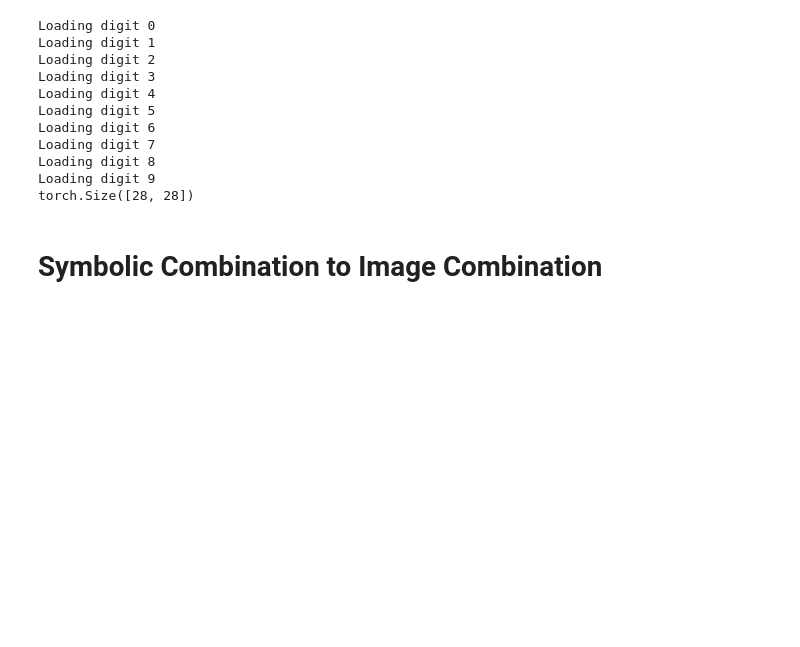
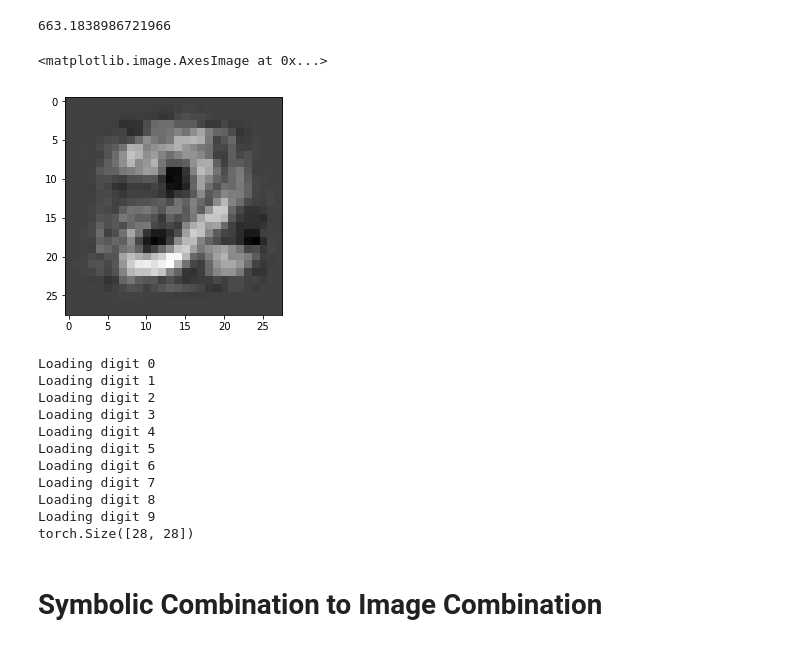
Before and after one commit to gabrielhuang/adversarial-divergence-code, a Jupyter notebook: visual-hyperplane/conditional_models/evaluate_joint_likelihood.ipynb, the cells around one changed output. Saved outputs shown, nothing was run; the diff lists cells and outputs as text; code cells hidden in the pictures; blank space fills up the shorter version.

Commit message:
add some code to laod gaussian models

```diff
--- a/visual-hyperplane/conditional_models/evaluate_joint_likelihood.ipynb
+++ b/visual-hyperplane/conditional_models/evaluate_joint_likelihood.ipynb
@@ -17,3 +17,22 @@ def get_digit(digit, train):
         if digit == -1 or label.item() == digit:
             test_digits.append((data, label))
     return test_digits
+# %%
+# Load all Gaussians
+gaussian_models = torch.load('gaussian_models.pkl')
+gaussian_models['mean']
+
+# Sample from diagonal gaussian
+def sample_diag(digit, means, var):
+    z = torch.randn(len(var[digit]))
+    x = means[digit] + torch.sqrt(var[digit]) * z
+    print (torch.sqrt(var[digit])).size()
+    return x
+
+# Sample from full gaussian
+def sample_full(digit, means, cholesky):
+    z = torch.randn(len(cholesky[digit]))
+    x = means[digit] + cholesky[digit].matmul(z)
+    return x
+
+sample = sample_full(8, gaussian_models['mean'], gaussian_models['cholesky'])
@@ -20,3 +47,13 @@ def get_digit(digit, train):
+# %%
+sample = sample_full(2, gaussian_models['mean'], gaussian_models['cholesky'])
+gaussians[3].logpdf(sample)
+# %% [output]
+663.1838986721966
+# %%
+plt.imshow(sample.numpy().reshape(28,28), cmap='gray')
+# %% [output]
+<matplotlib.image.AxesImage at 0x...>
+[figure, added]
 # %%
 # Load all VAES
 vaes = {}
```
Also changed, not shown: parts of 1 cell of this notebook.
